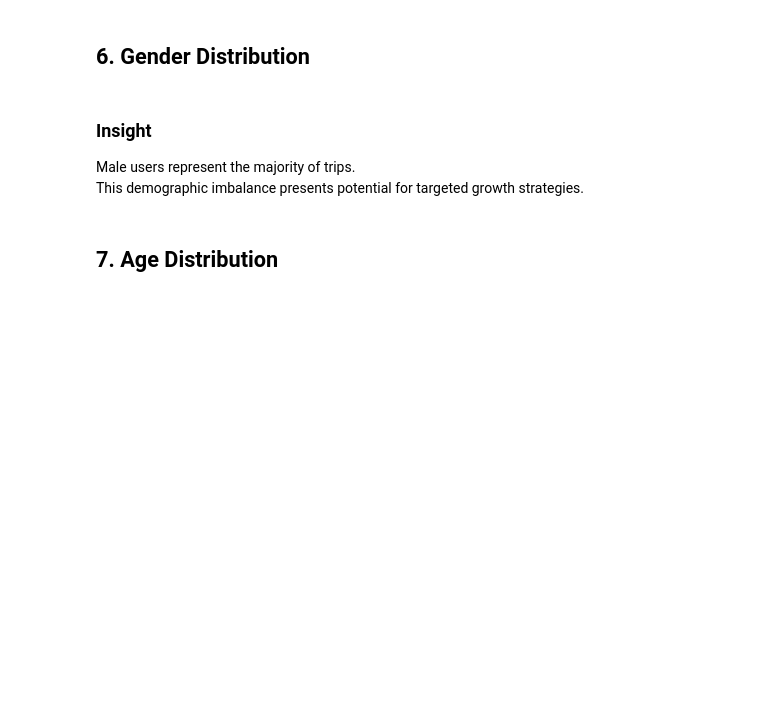
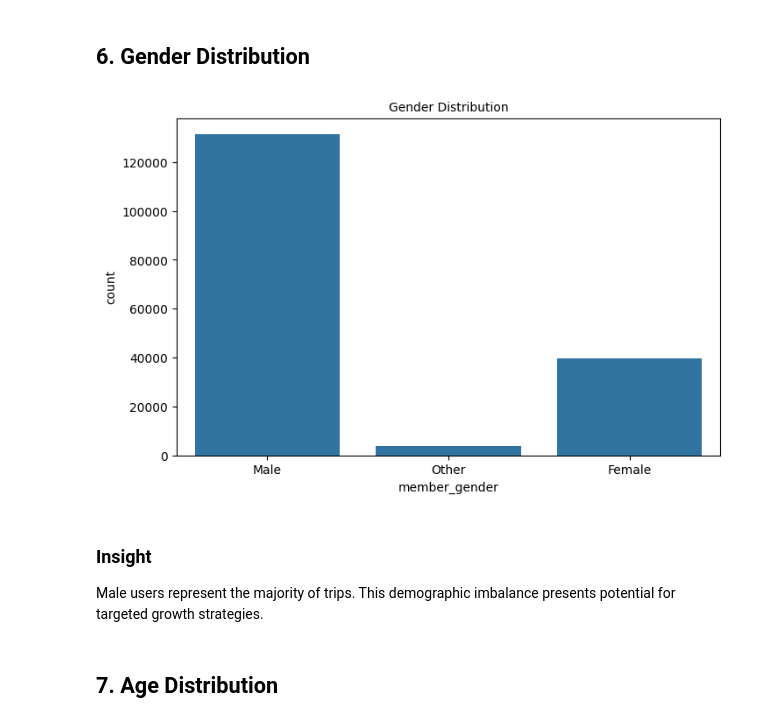
Before and after one commit to Ziad-Tarek-Elatawy/Interactive-Dashboard, a Jupyter notebook: notebooks/Ford_GoBike_EDA.ipynb, the cells around one changed output. Cells and saved outputs as stored; diff of their text form; code cells hidden in the pictures; blank space fills up the shorter version.

```diff
--- a/notebooks/Ford_GoBike_EDA.ipynb
+++ b/notebooks/Ford_GoBike_EDA.ipynb
@@ -86,8 +117,12 @@ plt.show()
+# %%
+fig, ax = plt.subplots(figsize=(8, 5))
+gender_distribution(ax, df)
+plt.show()
+# %% [output]
+[figure, added]
 # %% [markdown]
-
 ### Insight
 
-Male users represent the majority of trips.
-This demographic imbalance presents potential for targeted growth strategies.
+Male users represent the majority of trips. This demographic imbalance presents potential for targeted growth strategies.
 # %% [markdown]
 ## 7. Age Distribution
```
Also changed, not shown: parts of 31 cells of this notebook, 4 other files.
